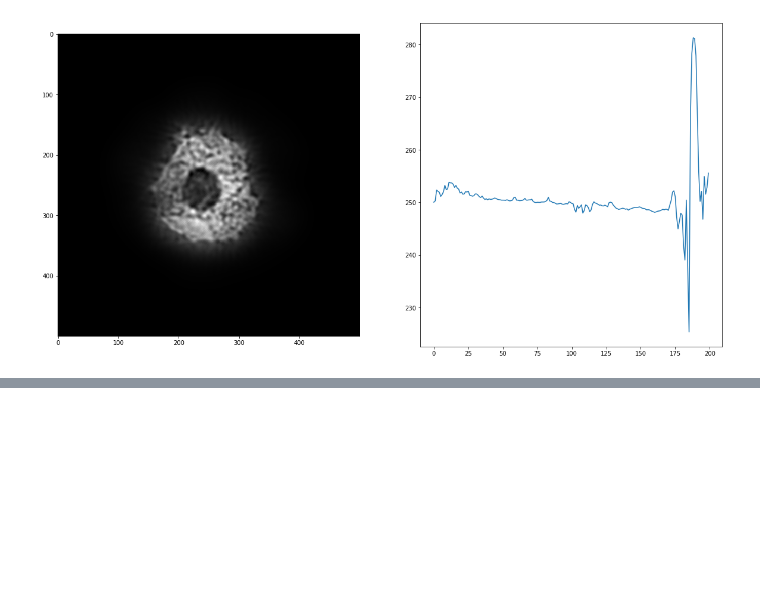
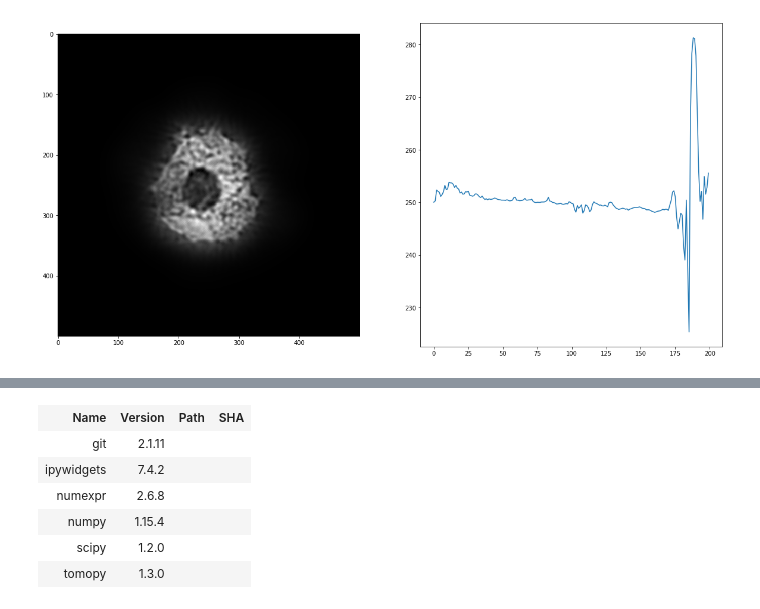
Before and after one commit to KedoKudo/svdTomoRst, a Jupyter notebook: recon_PUP_FF_SOFC_hires3_S2.ipynb, the cells around one changed output, grey strips where cells are left out. Drawn from its saved outputs; the diff is of its cells as text; code cells hidden in the pictures; blank space fills up the shorter version.

Commit message:
add env to the appendix
record the versions of the libraries used to process the data.  Could be useful for future reassessment of the analysis

```diff
--- a/recon_PUP_FF_SOFC_hires3_S2.ipynb
+++ b/recon_PUP_FF_SOFC_hires3_S2.ipynb
@@ -496,0 +610,10 @@ peekrecon(199)
+# %%
+find_loaded_modules().HTML
+# %% [output]
+| Name | Version | Path | SHA |
+| git | 2.1.11 |  |  |
+| ipywidgets | 7.4.2 |  |  |
+| numexpr | 2.6.8 |  |  |
+| numpy | 1.15.4 |  |  |
+| scipy | 1.2.0 |  |  |
+| tomopy | 1.3.0 |  |  |
```
Also changed, not shown: parts of 4 cells of this notebook, 1 other file.
